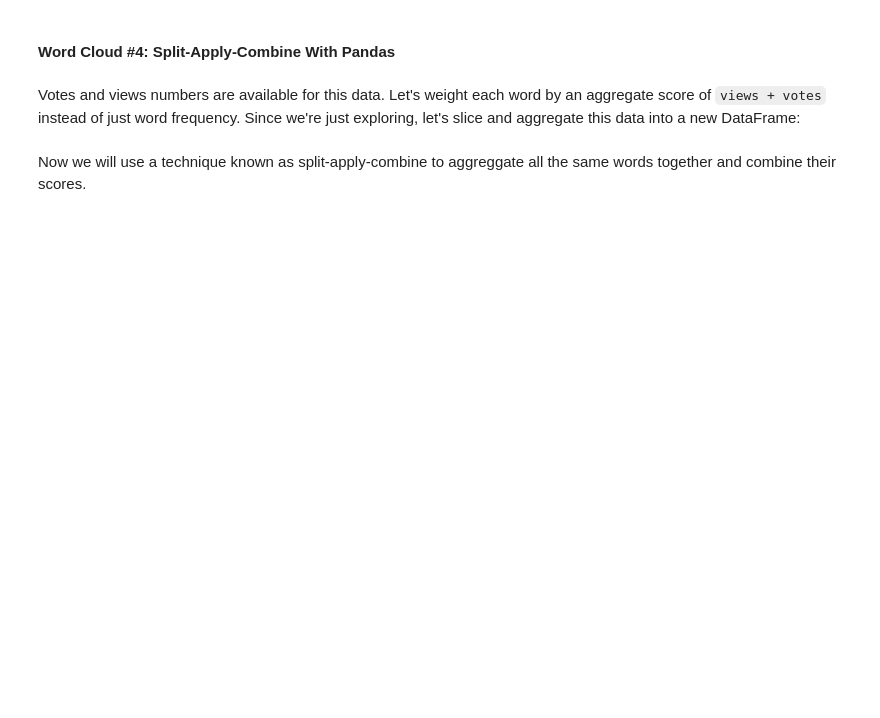
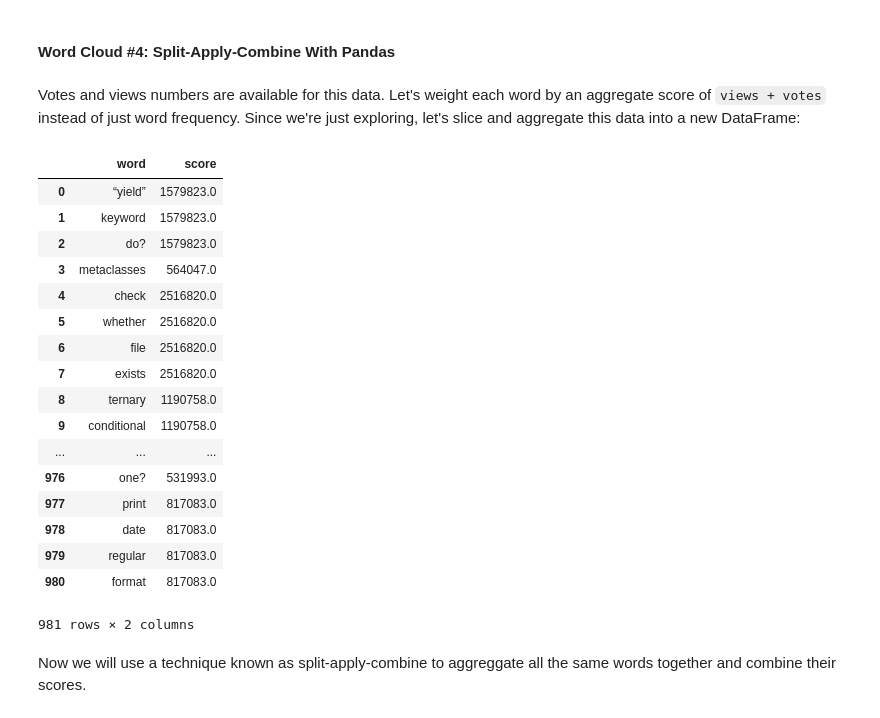
Before and after one commit to kevmo/PYTN, a Jupyter notebook: nbs/PYTN.ipynb, the cells around one changed output. Drawn from its saved outputs; the diff is of its cells as text; code cells hidden in the pictures; blank space fills up the shorter version.

```diff
--- a/nbs/PYTN.ipynb
+++ b/nbs/PYTN.ipynb
@@ -56,13 +54,14 @@ so_url = "https://stackoverflow.com/questions/tagged/python?page={0}&sort=votes&
 raw_file = 'data/raw/PAGE_{0}.html'
 
 for page_number in page_range:
-        response = requests.get(so_url.format(page_number))
+    response = requests.get(so_url.format(page_number))
 
-        if response.status_code == 200:
-            with open(raw_file.format(page_number), 'w') as f:
-                f.write(response.text)
-        else:
-            print("FAILED at {0} with status code {1}".format(page_number, response.status_code))
+    if response.status_code == 200:
+        f = open(raw_file.format(page_number), 'w')
+        f.write(response.text)
+        f.close()
+    else:
+        print("FAILED at {0} with status code {1}".format(page_number, response.status_code))
 # %% [markdown]
 ## Step 3: Clean/Wrangle the data.
 # %% [markdown]
@@ -74,5 +73,5 @@ from bs4 import BeautifulSoup
 
 with open('data/raw/PAGE_1.html', 'r') as f:
     soup = BeautifulSoup(f.read(), 'html.parser')
-    questions = soup.find_all("h1")
-    print(questions[0].text)
+    page_title = soup.find_all("h1")
+    print(page_title[0].text)
@@ -315,18 +347,37 @@ Votes and views numbers are available for this data.  Let's weight each word by
 # %%
 df_words = pd.DataFrame(columns=['word', 'score'])
 
 # Use X as an auto-ID incrementer
 x = -1
 
 for i, row in df.iterrows():
     words = row.text.split(" ")
     score = float(row.views) + float(row.votes)
     for word in words:
         if word.lower() not in Python_stopwords:
             x = x + 1
             df_words.loc[x] = [word, score]
 
-# df_words
+df_words
+# %% [output]
+|  | word | score |
+| 0 | “yield” | 1579823.0 |
+| 1 | keyword | 1579823.0 |
+| 2 | do? | 1579823.0 |
+| 3 | metaclasses | 564047.0 |
+| 4 | check | 2516820.0 |
+| 5 | whether | 2516820.0 |
+| 6 | file | 2516820.0 |
+| 7 | exists | 2516820.0 |
+| 8 | ternary | 1190758.0 |
+| 9 | conditional | 1190758.0 |
+| ... | ... | ... |
+| 976 | one? | 531993.0 |
+| 977 | print | 817083.0 |
+| 978 | date | 817083.0 |
+| 979 | regular | 817083.0 |
+| 980 | format | 817083.0 |
+981 rows × 2 columns
 # %% [markdown]
 Now we will use a technique known as split-apply-combine to aggreggate all the same words together and combine their scores.
 # %%
```
Also changed, not shown: parts of 30 cells of this notebook, 5 other files.
